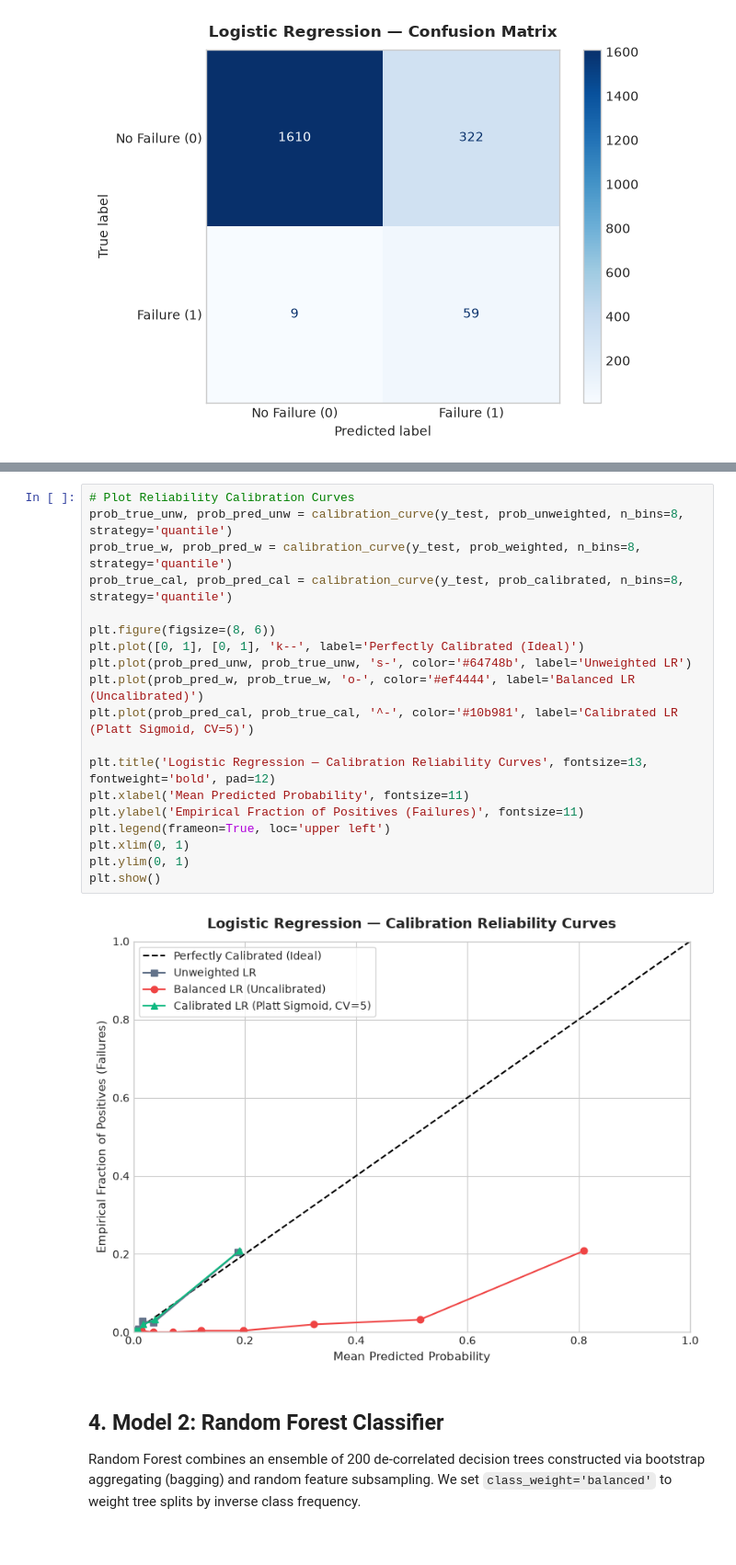
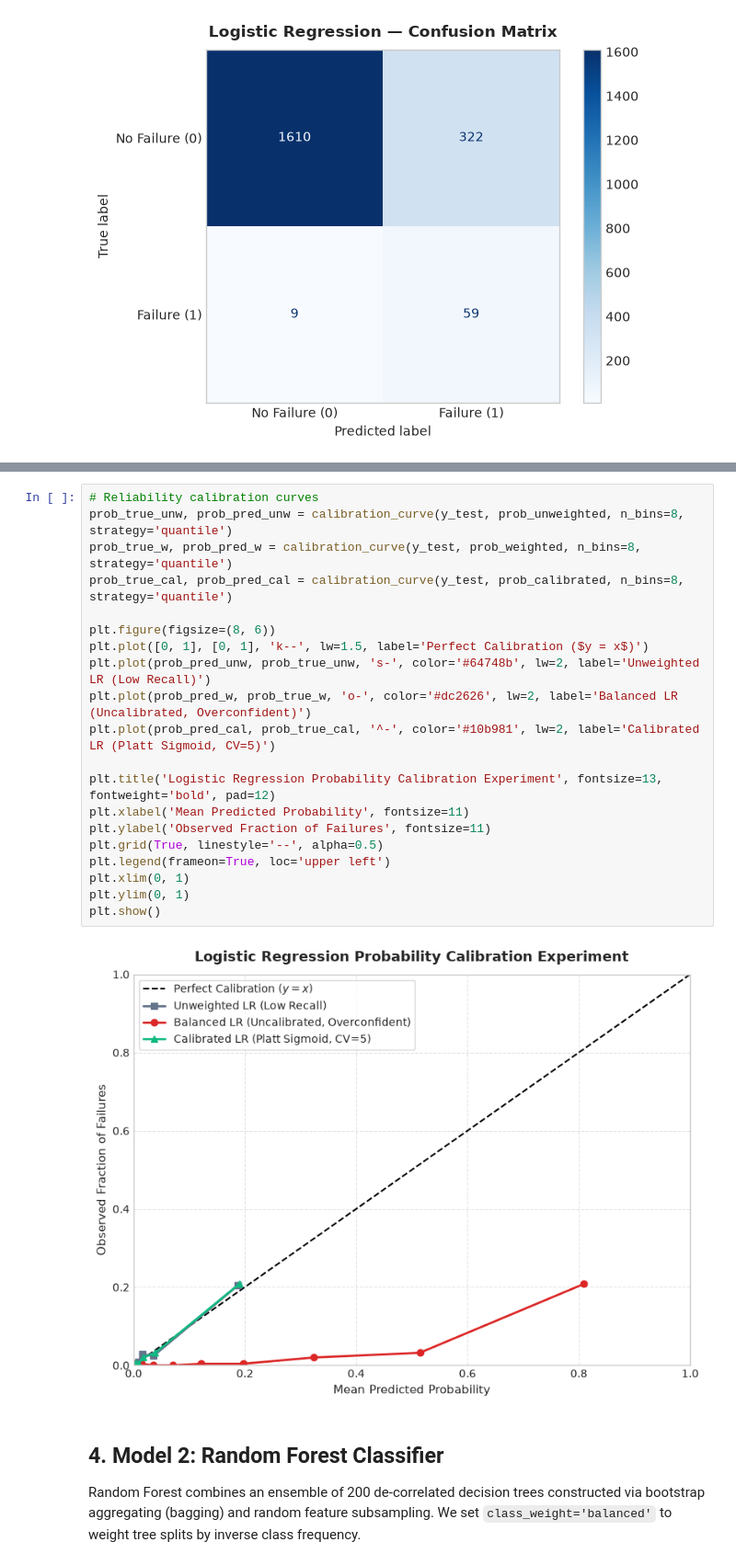
Before and after one commit to S-Dinesh-Reddy/predictive-maintenance-failure-risk-assessment, a Jupyter notebook: notebooks/Phase_2_Model_Training_Evaluation.ipynb, the cells around one changed output, grey strips where cells are left out. Shown at 92% size. Cells and saved outputs as stored; diff of their text form.

```diff
--- a/notebooks/Phase_2_Model_Training_Evaluation.ipynb
+++ b/notebooks/Phase_2_Model_Training_Evaluation.ipynb
@@ -455,26 +451,27 @@ LR Unweighted  | Mean Pred Prob: 3.21% | Brier: 0.0245 | Log Loss: 0.0954
 LR Balanced    | Mean Pred Prob: 26.06% | Brier: 0.1199 | Log Loss: 0.3774
 LR Calibrated  | Mean Pred Prob: 3.32% | Brier: 0.0253 | Log Loss: 0.0961
 # %%
-# Plot Reliability Calibration Curves
+# Reliability calibration curves
 prob_true_unw, prob_pred_unw = calibration_curve(y_test, prob_unweighted, n_bins=8, strategy='quantile')
 prob_true_w, prob_pred_w = calibration_curve(y_test, prob_weighted, n_bins=8, strategy='quantile')
 prob_true_cal, prob_pred_cal = calibration_curve(y_test, prob_calibrated, n_bins=8, strategy='quantile')
 
 plt.figure(figsize=(8, 6))
-plt.plot([0, 1], [0, 1], 'k--', label='Perfectly Calibrated (Ideal)')
-plt.plot(prob_pred_unw, prob_true_unw, 's-', color='#64748b', label='Unweighted LR')
-plt.plot(prob_pred_w, prob_true_w, 'o-', color='#ef4444', label='Balanced LR (Uncalibrated)')
-plt.plot(prob_pred_cal, prob_true_cal, '^-', color='#10b981', label='Calibrated LR (Platt Sigmoid, CV=5)')
+plt.plot([0, 1], [0, 1], 'k--', lw=1.5, label='Perfect Calibration ($y = x$)')
+plt.plot(prob_pred_unw, prob_true_unw, 's-', color='#64748b', lw=2, label='Unweighted LR (Low Recall)')
+plt.plot(prob_pred_w, prob_true_w, 'o-', color='#dc2626', lw=2, label='Balanced LR (Uncalibrated, Overconfident)')
+plt.plot(prob_pred_cal, prob_true_cal, '^-', color='#10b981', lw=2, label='Calibrated LR (Platt Sigmoid, CV=5)')
 
-plt.title('Logistic Regression — Calibration Reliability Curves', fontsize=13, fontweight='bold', pad=12)
+plt.title('Logistic Regression Probability Calibration Experiment', fontsize=13, fontweight='bold', pad=12)
 plt.xlabel('Mean Predicted Probability', fontsize=11)
-plt.ylabel('Empirical Fraction of Positives (Failures)', fontsize=11)
+plt.ylabel('Observed Fraction of Failures', fontsize=11)
+plt.grid(True, linestyle='--', alpha=0.5)
 plt.legend(frameon=True, loc='upper left')
 plt.xlim(0, 1)
 plt.ylim(0, 1)
 plt.show()
 # %% [output]
-[figure, old version]
+[figure, new version]
 # %% [markdown]
 ## 4. Model 2: Random Forest Classifier
 
```
Also changed, not shown: parts of 63 cells of this notebook, 23 other files.
